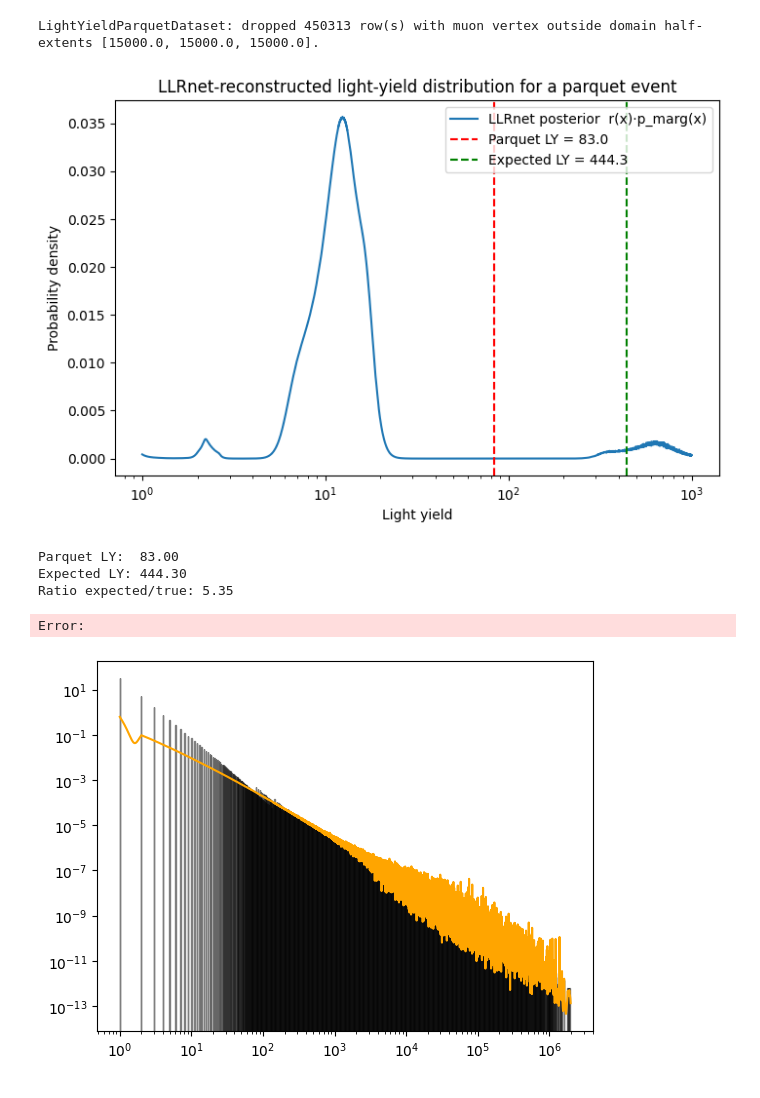
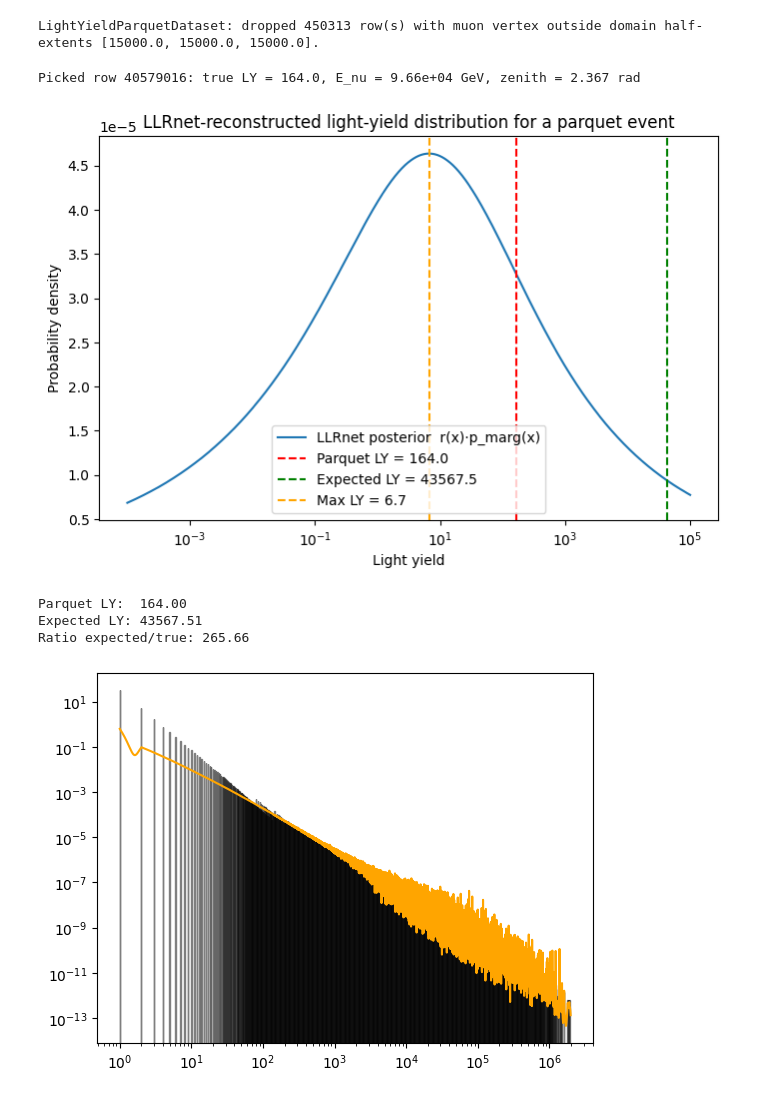
Before and after one commit to kristiantcho/nugget, a Jupyter notebook: nugget/examples/llr_testing.ipynb, the cells around one changed output. Drawn from its saved outputs; the diff is of its cells as text; code cells hidden in the pictures.

Commit message:
Enhance LLRnet configuration and training parameters

```diff
--- a/nugget/examples/llr_testing.ipynb
+++ b/nugget/examples/llr_testing.ipynb
@@ -23,7 +23,7 @@ os.environ['OMP_NUM_THREADS'] = '1'
 os.environ['MKL_NUM_THREADS'] = '1'
 os.environ['OPENBLAS_NUM_THREADS'] = '1'
 # %%
-device = 'cuda:1'
+device = 'cuda:0'
 importlib.reload(nugget.surrogates.LightSabre)
 patd_surrogate = nugget.surrogates.LightSabre.LightSabrePATD(
         device=device,
@@ -98,7 +98,7 @@ llr_net = nugget.surrogates.LLRnet.LLRnet(
 
 # llr_net.load_model('llrnet_models/best_hit_llr_model_v8.pt')
 # llr_net.load_model('llrnet_models/best_charge_llr_model_v5.pt')
-llr_net.load_model('llrnet_models/best_mc_ly_muon_llr_model_v3.pt')
+llr_net.load_model('llrnet_models/best_mc_ly_muon_llr_model_v2.pt')
 # history = pickle.load(open('hit_llr_v7_training_history.pkl', 'rb'))
 # history = pickle.load(open('charge_llr_v5_training_history.pkl', 'rb'))
 # marginalised_ly = torch.load('llrnet_models/charge_llr_v6_training_ly.pt')
@@ -538,6 +540,7 @@ ds = llr_net.LightYieldParquetDataset(
     parquet_path=parquet_path,
     geometry_csv_path=geometry_csv_path,
     seed=None,
+    filter_vertex_in_domain=True
 )
 
 
@@ -560,11 +558,11 @@ marginal_pdf = pdf_fit['pdf']
 LightYieldParquetDataset: dropped 450313 row(s) with muon vertex outside domain half-extents [15000.0, 15000.0, 15000.0].
 # %%
 charge_floor = 1                     # marginal PDF is built for LY >= 1
-charge_ceil  = 1e3
+charge_ceil  = 1e5
 n_grid       = 20000
 true_charge =0
 # ---- 2. Pick a random row (event + its light yield) from the parquet ----
-while true_charge < 50:
+while true_charge < 10:
     rng = np.random.default_rng(None)
     row = int(rng.integers(0, ds._n_rows))
     true_charge = float(ds._count[row])                 # the LY recorded at this PMT
@@ -574,47 +572,48 @@ print(f"Picked row {row}: true LY = {true_charge:.1f}, "
       f"E_nu = {ds._energy[row]:.3g} GeV, zenith = {ds._zenith[row]:.3f} rad")
 
 # ---- 4. Likelihood profile over a log-spaced LY grid ----
-log_lo = np.log10(max(charge_floor, 1.0))
+log_lo = np.log10(0.0001)
 log_hi = np.log10(charge_ceil)
 test_charges = torch.logspace(log_lo, log_hi, steps=n_grid, device=device)
 
 likelihoods = []
 for tc in test_charges:
     feats = llr_net.prepare_features_charge(point=point, event_data=event_data, light_yield=tc)
     likelihoods.append(llr_net.predict_likelihood_ratio(feats))
 likelihoods = torch.stack(likelihoods).squeeze(-1).detach().cpu()   # r(x) = p(x|theta)/p_marg(x)
 
 # ---- 5. Reconstruct p(LY | event) = r(x) * p_marginal(x), then normalize ----
 x_np      = test_charges.detach().cpu().numpy()
-marg_dens = torch.tensor(marginal_pdf(x_np), dtype=torch.float64)
-posterior = likelihoods.to(torch.float64)* marg_dens
+# marg_dens = torch.tensor(marginal_pdf(x_np), dtype=torch.float64)
+posterior = likelihoods.to(torch.float64)#* marg_dens
 posterior = posterior / torch.trapz(posterior, test_charges.detach().cpu().to(torch.float64))
 
 # ---- 6. Expected LY under the reconstructed distribution ----
 xc = test_charges.detach().cpu().to(torch.float64)
 expected_ly = torch.trapz(xc * posterior, xc).item()
-
+max_ly = xc[torch.argmax(posterior)].item()
 # ---- 7. Plot ----
 plt.figure(figsize=(8, 5))
 plt.plot(x_np, posterior.numpy(), label='LLRnet posterior  r(x)·p_marg(x)', color='tab:blue')
 plt.axvline(true_charge,  color='red',  ls='--', label=f'Parquet LY = {true_charge:.1f}')
 plt.axvline(expected_ly,  color='green', ls='--', label=f'Expected LY = {expected_ly:.1f}')
+plt.axvline(max_ly, color='orange', ls='--', label=f'Max LY = {max_ly:.1f}')
 plt.xscale('log')
 plt.xlabel('Light yield')
 plt.ylabel('Probability density')
 plt.legend()
 plt.title('LLRnet-reconstructed light-yield distribution for a parquet event')
 plt.show()
 
 print(f"Parquet LY:  {true_charge:.2f}")
 print(f"Expected LY: {expected_ly:.2f}")
 print(f"Ratio expected/true: {expected_ly / true_charge:.2f}")
 # %% [output]
+Picked row 40579016: true LY = 164.0, E_nu = 9.66e+04 GeV, zenith = 2.367 rad
-[figure, old version]
+[figure, new version]
-Parquet LY:  83.00
-Expected LY: 444.30
-Ratio expected/true: 5.35
-Error:
+Parquet LY:  164.00
+Expected LY: 43567.51
+Ratio expected/true: 265.66
 # %%
 # pdf_fit = llr_net.compute_light_yield_pdf(parquet_path, geometry_csv_path, num_points=100)
 # marginal_pdf = pdf_fit['pdf']
```
Also changed, not shown: parts of 3 cells of this notebook, 5 other files.
